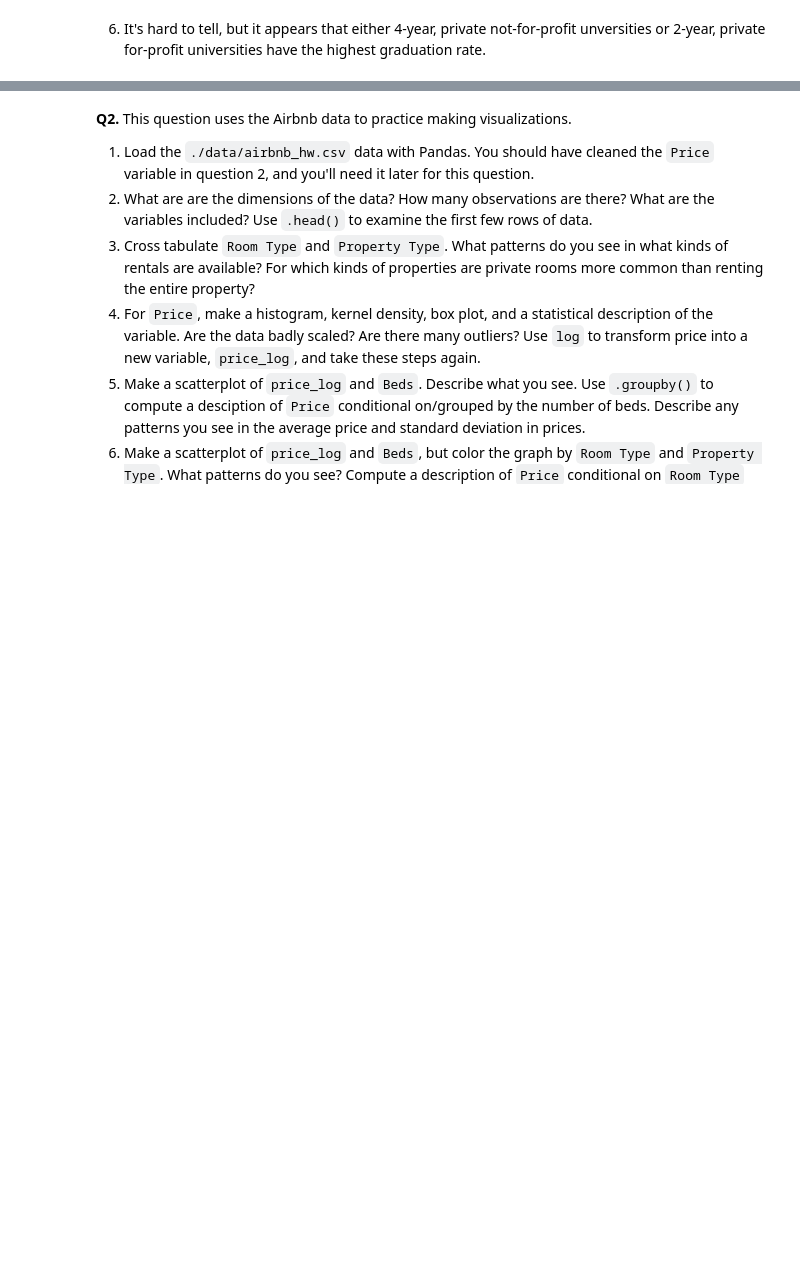
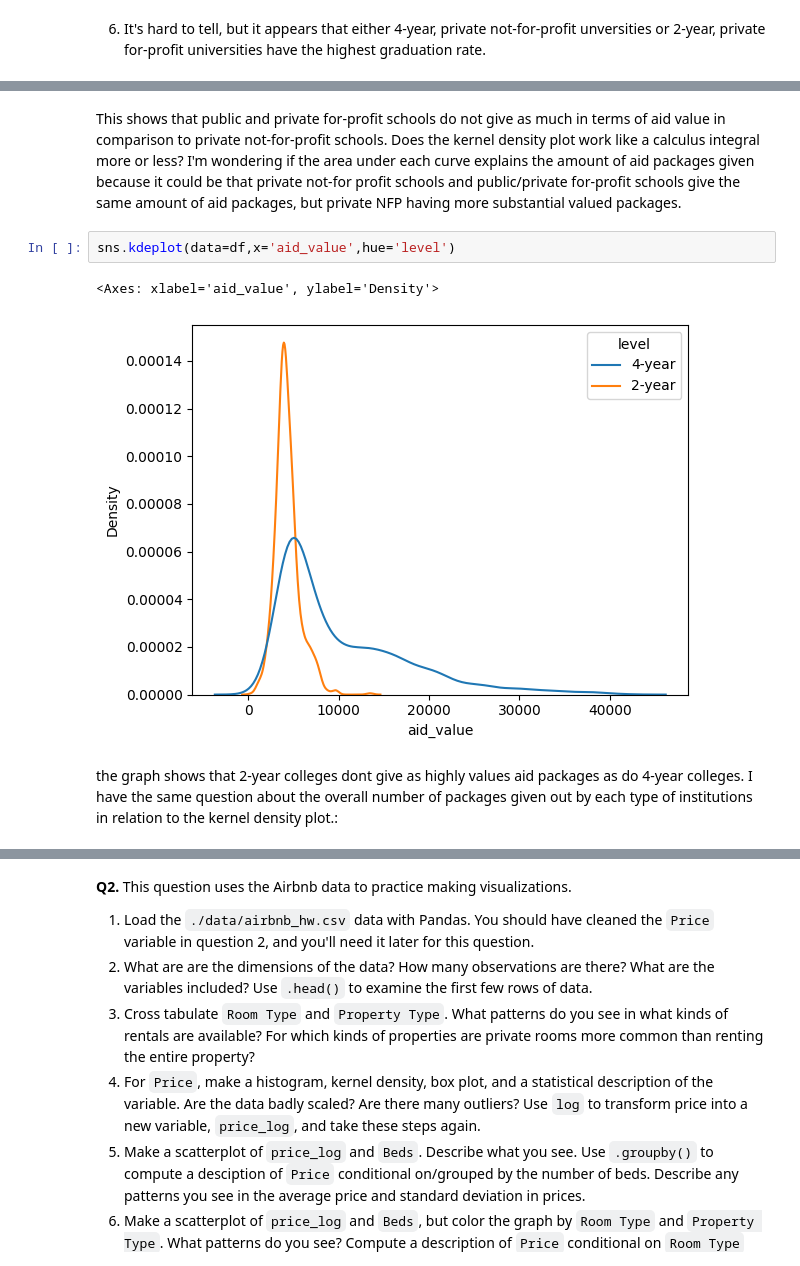
Before and after one commit to annagirerd/visualization, a Jupyter notebook: assignment/assignment.ipynb, the cells around one changed output, grey strips where cells are left out. Cells and saved outputs as stored; diff of their text form; blank space fills up the shorter version.

```diff
--- a/assignment/assignment.ipynb
+++ b/assignment/assignment.ipynb
@@ -191,0 +205,9 @@ sns.kdeplot(data=df,x='grad_100_value',hue='levelXcontrol')
+# %% [markdown]
+This shows that public and private for-profit schools do not give as much in terms of aid value in comparison to private not-for-profit schools. Does the kernel density plot work like a calculus integral more or less? I'm wondering if the area under each curve explains the amount of aid packages given because it could be that private not-for profit schools and public/private for-profit schools give the same amount of aid packages, but private NFP having more substantial valued packages.
+# %%
+sns.kdeplot(data=df,x='aid_value',hue='level')
+# %% [output]
+<Axes: xlabel='aid_value', ylabel='Density'>
+[figure, added]
+# %% [markdown]
+the graph shows that 2-year colleges dont give as highly values aid packages as do 4-year colleges. I have the same question about the overall number of packages given out by each type of institutions in relation to the kernel density plot.:
```
Also changed, not shown: parts of 43 cells of this notebook.
